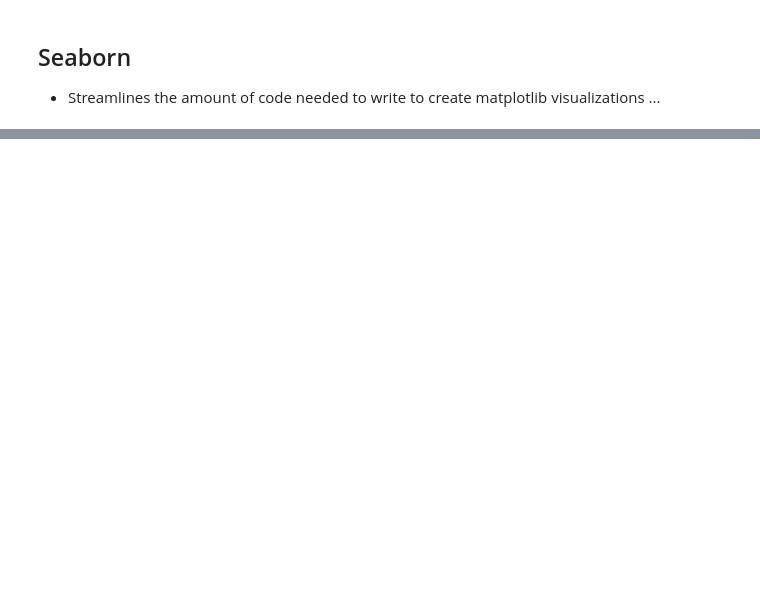
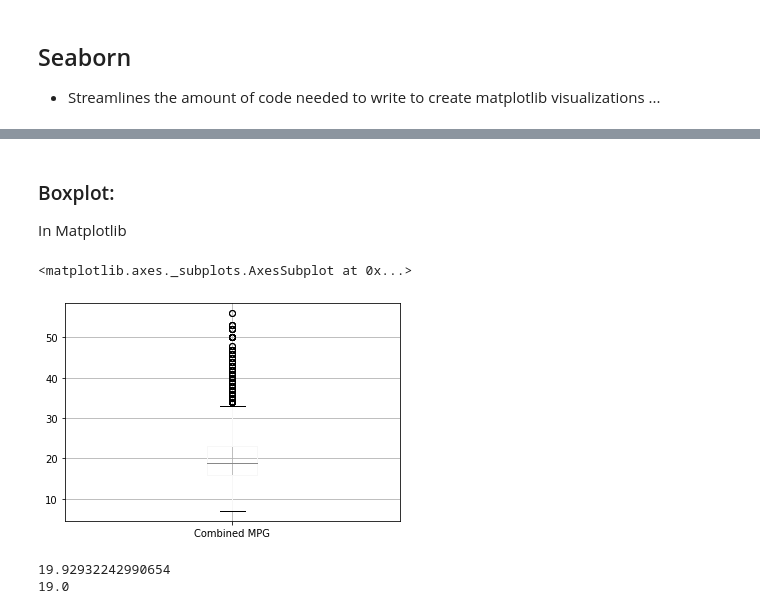
Before and after one commit to ksaslow/data-pt-ber-08-20, a Jupyter notebook: Notes/module-2/Week10_Day1_Seaborn&Matplotlib.ipynb, the cells around one changed output, grey strips where cells are left out. Drawn from its saved outputs; the diff is of its cells as text; code cells hidden in the pictures; blank space fills up the shorter version.

```diff
--- a/Notes/module-2/Week10_Day1_Seaborn&Matplotlib.ipynb
+++ b/Notes/module-2/Week10_Day1_Seaborn&Matplotlib.ipynb
@@ -57,3 +80,6 @@ sns.lmplot('x', 'y', data=df)
 ## Seaborn
 * Streamlines the amount of code needed to write to create matplotlib visualizations
 ...
+# %%
+data = pd.read_csv('vehicles.csv')
+data.head()
@@ -59,0 +93,16 @@ sns.lmplot('x', 'y', data=df)
+# %% [markdown]
+### Boxplot:
+In Matplotlib
+# %%
+data.boxplot(column = 'Combined MPG')
+
+# you can see tht you have a ton of outliers on the higher end of the distribution.
+# %% [output]
+<matplotlib.axes._subplots.AxesSubplot at 0x...>
+[figure, added]
+# %%
+print(data['Combined MPG'].mean()) # higher because of the outliers.
+print(data['Combined MPG'].median())
+# %% [output]
+19.92932242990654
+19.0
```
Also changed, not shown: parts of 27 cells of this notebook, 2 other files.
